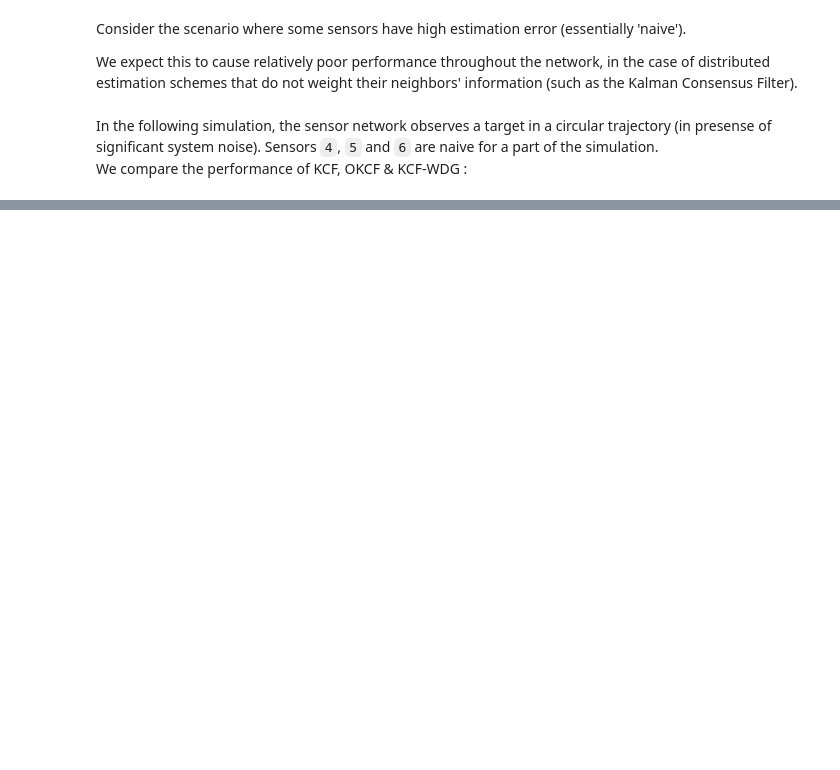
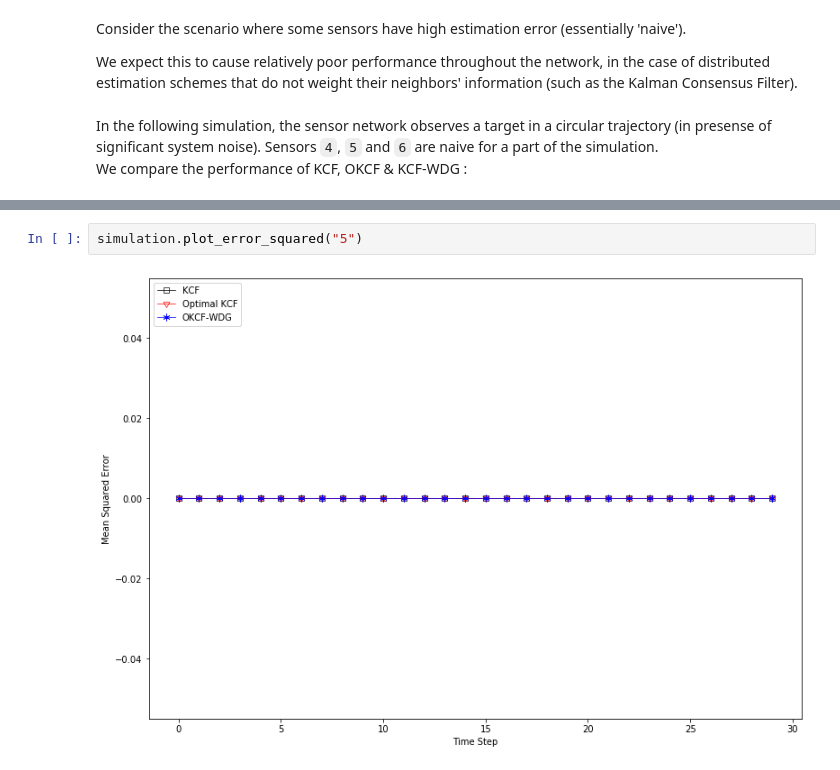
Before and after one commit to shirazkn/sensor-network-sim, a Jupyter notebook: Simulation.ipynb, the cells around one changed output, grey strips where cells are left out. Cells and saved outputs as stored; diff of their text form; blank space fills up the shorter version.

```diff
--- a/Simulation.ipynb
+++ b/Simulation.ipynb
@@ -68,0 +133,4 @@ I need to look into why the averaged error for OKCF scheme has spikes. Probably
+# %%
+simulation.plot_error_squared("5")
+# %% [output]
+[figure, added]
```
Also changed, not shown: parts of 10 cells of this notebook, 13 other files.
